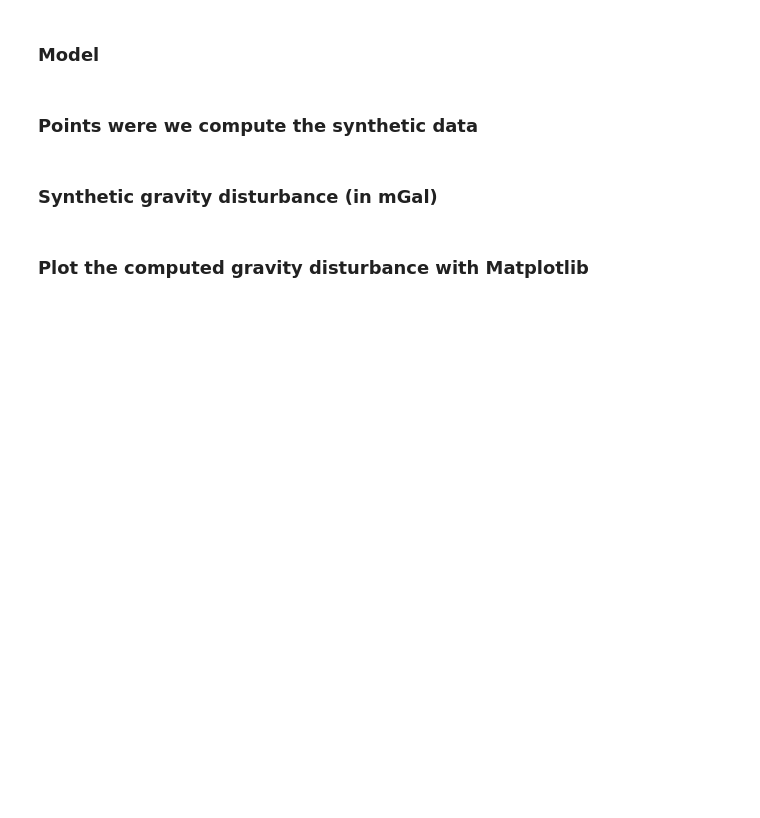
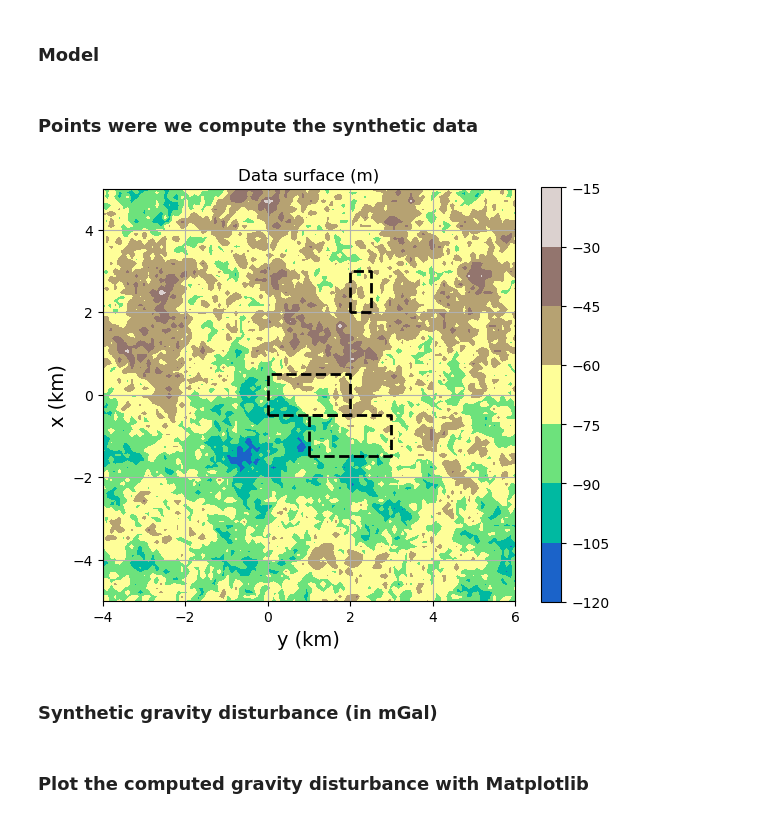
Before and after one commit to birocoles/gravmag, a Jupyter notebook: examples/gravity_disturbance.ipynb, the cells around one changed output. Cells and saved outputs as stored; diff of their text form; code cells hidden in the pictures; blank space fills up the shorter version.

```diff
--- a/examples/gravity_disturbance.ipynb
+++ b/examples/gravity_disturbance.ipynb
@@ -47,3 +78,23 @@ coordinates = np.vstack([xp, yp, zp])
+# %%
+plt.figure(figsize=(6,5))
+
+plt.title("Data surface (m)")
+plt.axis('scaled')
+plt.contourf(yp.reshape(shape)*0.001,
+             xp.reshape(shape)*0.001,
+             zp.reshape(shape), cmap='terrain')
+plt.colorbar()
+plf.model_boundaries(model)
+plt.ylim(0.001*area[0], 0.001*area[1])
+plt.xlim(0.001*area[2], 0.001*area[3])
+plt.xlabel('y (km)', fontsize=14)
+plt.ylabel('x (km)', fontsize=14)
+plt.grid()
+plt.tight_layout()
+
+plt.show()
+# %% [output]
+[figure, added]
 # %% [markdown]
 ### Synthetic gravity disturbance (in mGal)
 # %%
```
Also changed, not shown: parts of 12 cells of this notebook, 1 other file.
